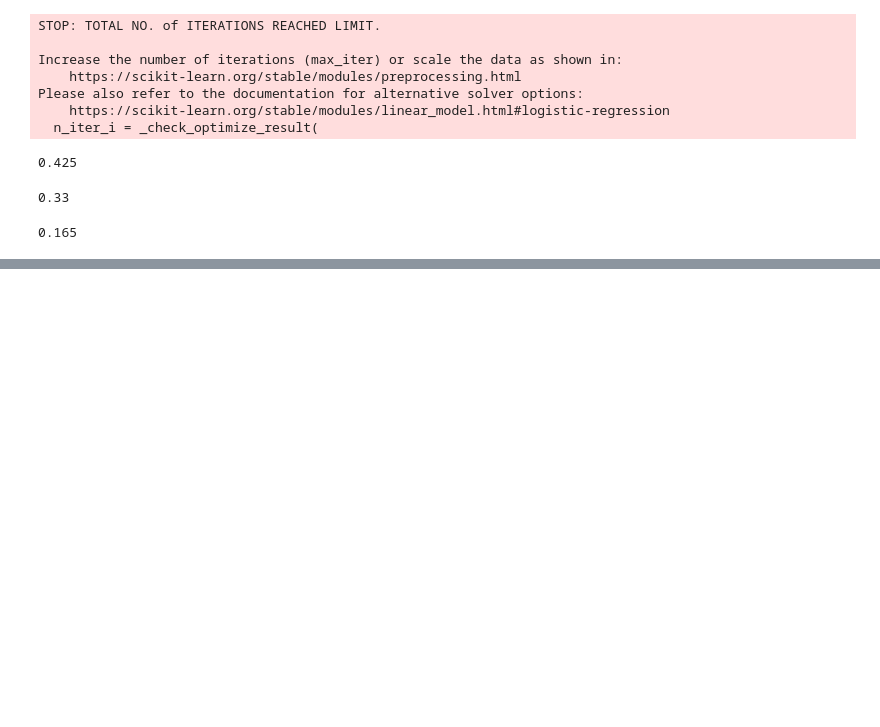
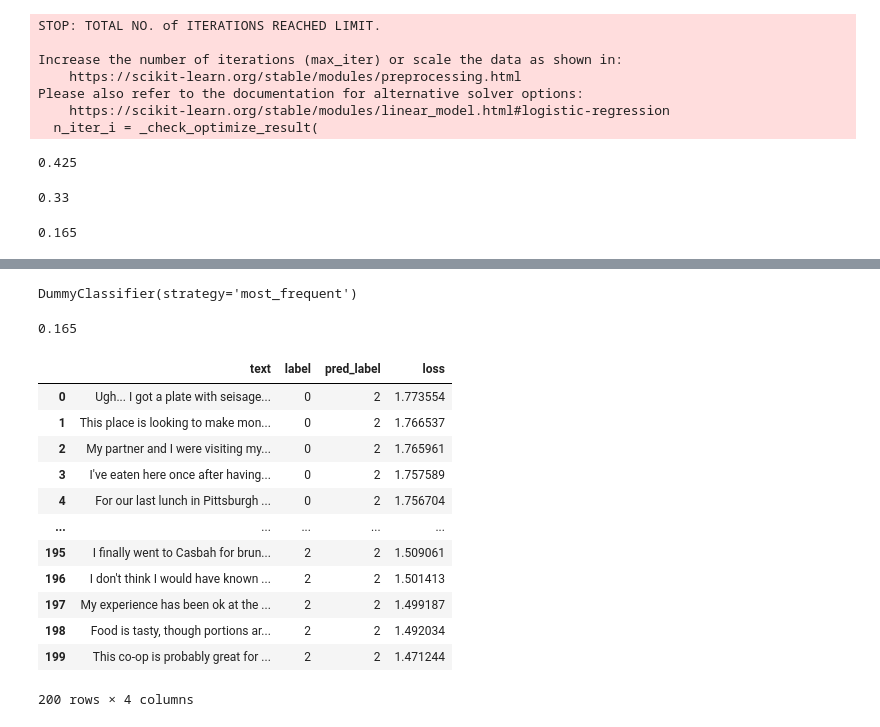
Before and after one commit to sahar7888/NLP_LLM_Projects, a Jupyter notebook: NLP_Fine_tuning_Simple_model.ipynb, the cells around one changed output, grey strips where cells are left out. Cells and saved outputs as stored; diff of their text form; code cells hidden in the pictures; blank space fills up the shorter version.

```diff
--- a/NLP_Fine_tuning_Simple_model.ipynb
+++ b/NLP_Fine_tuning_Simple_model.ipynb
@@ -205,0 +225,7 @@ dummy_model.score(X_test, y_test)
+# %%
+#%% Model and Tokenizer
+model_name = 'distilbert-base-uncased'
+device = 'cuda'
+num_labels = 5
+model = AutoModelForSequenceClassification.from_pretrained(model_name, num_labels=num_labels)
+tokenizer = DistilBertTokenizer.from_pretrained(model_name)
@@ -205,0 +235,7 @@ dummy_model.score(X_test, y_test)
+# %%
+#%% Dataset
+train_ds = yelp_hidden_states.select(range(0, 800))
+eval_ds = yelp_hidden_states.select(range(800, 1000))
+print(train_ds[0]['input_ids'].shape)
+print(eval_ds[0]['input_ids'].shape)
+print(yelp_hidden_states[800]['input_ids'].shape)
@@ -205,0 +246,3 @@ dummy_model.score(X_test, y_test)
+# %%
+#%% DatasetDict
+yelp_ds_dict = DatasetDict({'train': train_ds, 'test':eval_ds})
@@ -205,0 +434,41 @@ dummy_model.score(X_test, y_test)
+# %%
+# %% baseline classifier training
+
+dummy_clf = DummyClassifier(strategy="most_frequent")
+dummy_clf.fit(yelp_ds_dict['train']['label'], yelp_ds_dict['train']['label'])
+# %% [output]
+DummyClassifier(strategy='most_frequent')
+# %%
+# %% baseline classifier accuracy
+dummy_clf.score(yelp_ds_dict['test']['label'], yelp_ds_dict['test']['label'])
+# %% [output]
+0.165
+# %%
+# %% inspect individual reviews
+model_cpu = model.to('cpu')
+# %%
+#%% Inference
+with torch.no_grad():
+    outputs = model_cpu(yelp_ds_dict['test']['input_ids'], yelp_ds_dict['test']['attention_mask'])
+#%% Loss calculation
+pred_labels = torch.argmax(outputs.logits, dim=1)
+loss = cross_entropy(outputs.logits, yelp_ds_dict['test']['label'], reduction='none')
+
+# %%
+df_individual_reviews = pd.DataFrame({'text': yelp_ds_dict['test']['text'], 'label': yelp_ds_dict['test']['label'], 'pred_label': pred_labels, 'loss': loss}).sort_values('loss', ascending=False).reset_index(drop=True)
+# %%
+df_individual_reviews
+# %% [output]
+|  | text | label | pred_label | loss |
+| 0 | Ugh... I got a plate with seisage... | 0 | 2 | 1.773554 |
+| 1 | This place is looking to make mon... | 0 | 2 | 1.766537 |
+| 2 | My partner and I were visiting my... | 0 | 2 | 1.765961 |
+| 3 | I've eaten here once after having... | 0 | 2 | 1.757589 |
+| 4 | For our last lunch in Pittsburgh ... | 0 | 2 | 1.756704 |
+| ... | ... | ... | ... | ... |
+| 195 | I finally went to Casbah for brun... | 2 | 2 | 1.509061 |
+| 196 | I don't think I would have known ... | 2 | 2 | 1.501413 |
+| 197 | My experience has been ok at the ... | 2 | 2 | 1.499187 |
+| 198 | Food is tasty, though portions ar... | 2 | 2 | 1.492034 |
+| 199 | This co-op is probably great for ... | 2 | 2 | 1.471244 |
+200 rows × 4 columns
```
Also changed, not shown: parts of 21 cells of this notebook.
